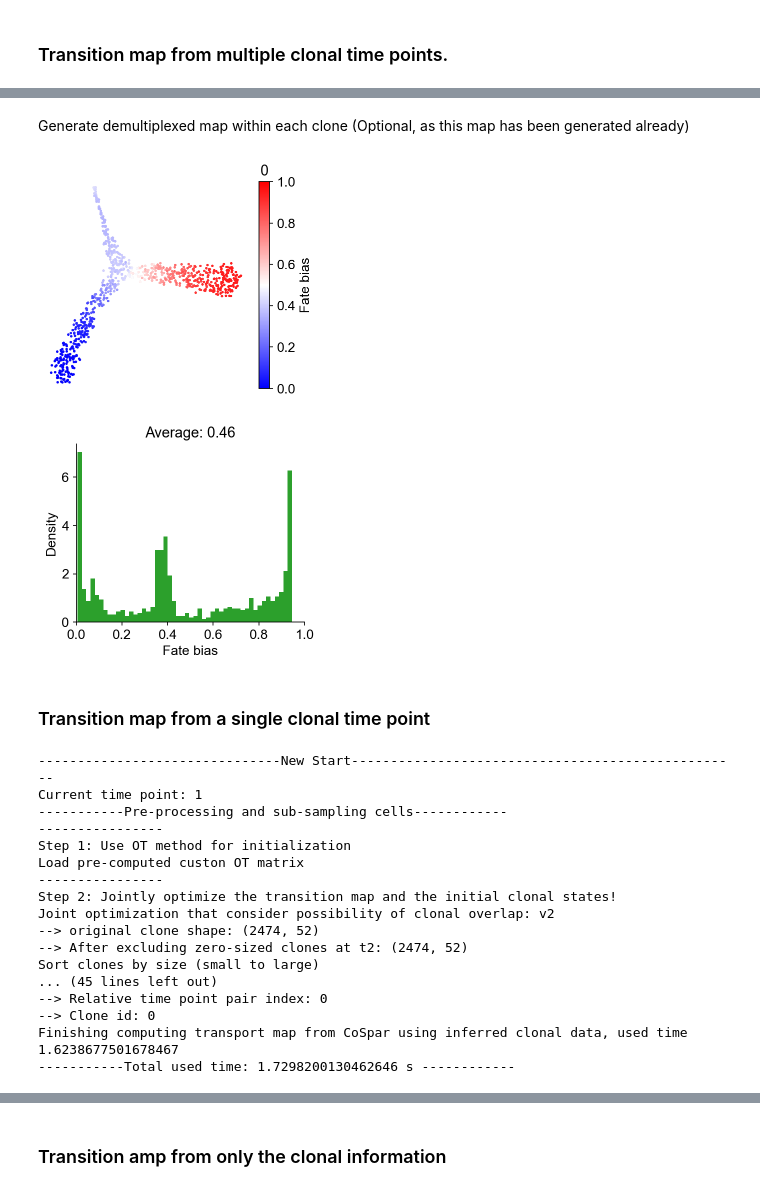
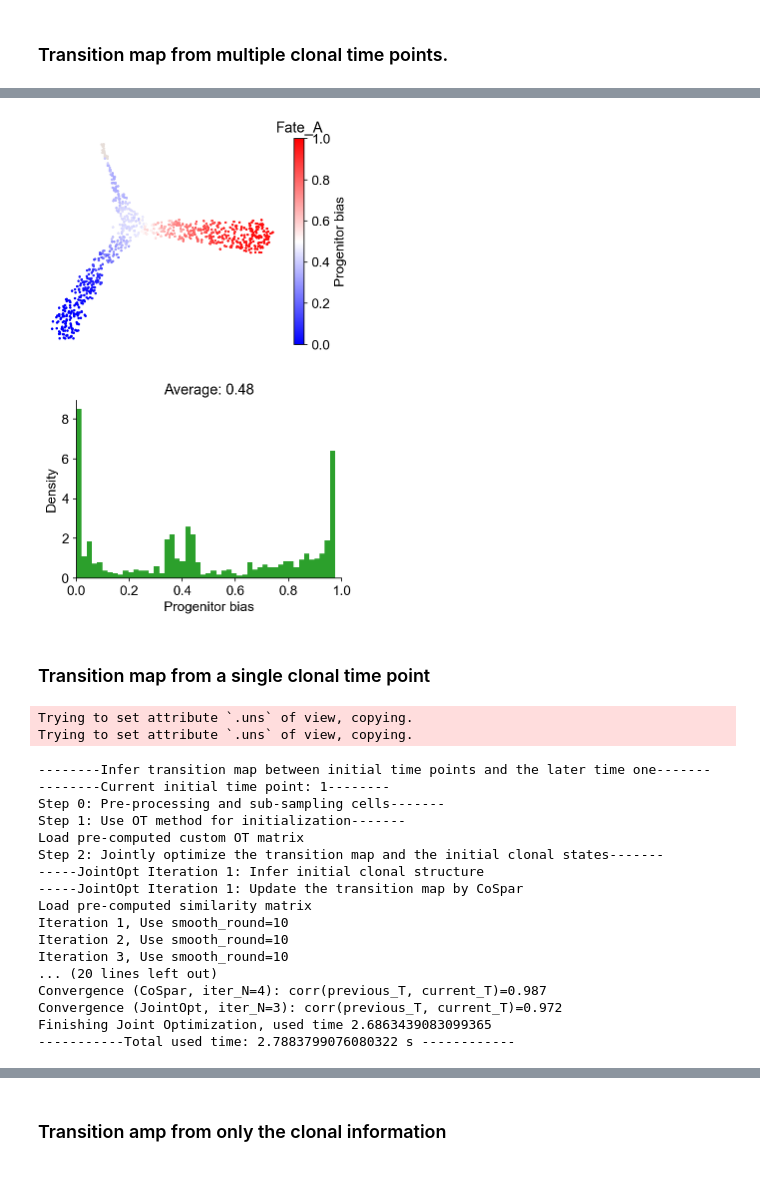
Before and after one commit to AllonKleinLab/cospar, a Jupyter notebook: docs/source/20210120-Bifurcation_model_static_barcoding.ipynb, the cells around one changed output, grey strips where cells are left out. Drawn from its saved outputs; the diff is of its cells as text; code cells hidden in the pictures.

Commit message:
right after submission

```diff
--- a/docs/source/20210120-Bifurcation_model_static_barcoding.ipynb
+++ b/docs/source/20210120-Bifurcation_model_static_barcoding.ipynb
@@ -9,5 +14,5 @@ import cospar as cs
 # %%
 cs.logging.print_version()
-cs.settings.verbosity=3
+cs.settings.verbosity=2
 cs.settings.set_figure_params(format='png',dpi=75,fontsize=14) # use png to reduce file size.
 # %% [output]
@@ -15,7 +20,10 @@ Running cospar 0.0.8 (python 3.6.12) on 2021-02-17 18:28.
+# %%
+cs.settings.data_path='test' # A relative path to save data. If not existed before, create a new one.
+cs.settings.figure_path='test' # A relative path to save figures. If not existed before, create a new one.
 # %% [markdown]
 ## Loading data
 # %%
-adata_orig=cs.datasets.synthetic_bifurcation_static_BC()
+adata_orig=cs.datasets.synthetic_bifurcation()
 # %%
 adata_orig
 # %% [output]
@@ -55,8 +76,6 @@ Current clone id: 50
 # %% [markdown]
 ### Transition map from multiple clonal time points.
 # %%
-noise_threshold=0.2 #
-selected_clonal_time_points=['1','2']
-adata=cs.tmap.infer_Tmap_from_multitime_clones(adata_orig,selected_clonal_time_points,smooth_array=[10,10,10],
-            CoSpar_KNN=20,noise_threshold=noise_threshold)
+adata=cs.tmap.infer_Tmap_from_multitime_clones(adata_orig,clonal_time_points=['1','2'],smooth_array=[10,10,10],
+            CoSpar_KNN=20,sparsity_threshold=0.2)
 # %% [output]
@@ -81,2 +93,0 @@ Clone normalization
-# %% [markdown]
-Generate demultiplexed map within each clone (Optional, as this map has been generated already)
@@ -88,33 +94,33 @@ if run_demultiplex:
 # %%
-cs.pl.binary_fate_bias(adata,selected_fates=['0','1'],used_map_name='transition_map',normalize_by_fate_size=True,
-            plot_target_state=False,map_backwards=True,sum_fate_prob_thresh=0)
+cs.pl.fate_bias(adata,selected_fates=['Fate_A','Fate_B'],used_Tmap='transition_map',
+            plot_target_state=False,map_backward=True,sum_fate_prob_thresh=0.01)
 # %% [output]
-[figure, old version]
+[figure, new version]
-[figure, old version]
+[figure, new version]
 # %% [markdown]
 ### Transition map from a single clonal time point
 # %%
-initial_time_points=['1']
-clonal_time_point='2'
-adata=cs.tmap.infer_Tmap_from_one_time_clones(adata_orig,initial_time_points,clonal_time_point,
-     Clone_update_iter_N=1,initialize_method='OT',smooth_array=[10,10,10],
-                        noise_threshold=0.2,compute_new=False)
+adata=cs.tmap.infer_Tmap_from_one_time_clones(adata_orig,initial_time_points=['1'],later_time_point='2',
+    initialize_method='OT',smooth_array=[10,10,10],
+                        sparsity_threshold=0.2,compute_new=False)
 # %% [output]
--------------------------------New Start--------------------------------------------------
-Current time point: 1
------------Pre-processing and sub-sampling cells------------
-----------------
-Step 1: Use OT method for initialization
-Load pre-computed custon OT matrix
-----------------
-Step 2: Jointly optimize the transition map and the initial clonal states!
-Joint optimization that consider possibility of clonal overlap: v2
---> original clone shape: (2474, 52)
---> After excluding zero-sized clones at t2: (2474, 52)
-Sort clones by size (small to large)
-... (45 lines left out)
---> Relative time point pair index: 0
---> Clone id: 0
-Finishing computing transport map from CoSpar using inferred clonal data, used time 1.6238677501678467
------------Total used time: 1.7298200130462646 s ------------
+Trying to set attribute `.uns` of view, copying.
+Trying to set attribute `.uns` of view, copying.
+--------Infer transition map between initial time points and the later time one-------
+--------Current initial time point: 1--------
+Step 0: Pre-processing and sub-sampling cells-------
+Step 1: Use OT method for initialization-------
+Load pre-computed custom OT matrix
+Step 2: Jointly optimize the transition map and the initial clonal states-------
+-----JointOpt Iteration 1: Infer initial clonal structure
+-----JointOpt Iteration 1: Update the transition map by CoSpar
+Load pre-computed similarity matrix
+Iteration 1, Use smooth_round=10
+Iteration 2, Use smooth_round=10
+Iteration 3, Use smooth_round=10
+... (20 lines left out)
+Convergence (CoSpar, iter_N=4): corr(previous_T, current_T)=0.987
+Convergence (JointOpt, iter_N=3): corr(previous_T, current_T)=0.972
+Finishing Joint Optimization, used time 2.6863439083099365
+-----------Total used time: 2.7883799076080322 s ------------
 # %%
```
Also changed, not shown: parts of 16 cells of this notebook, 19 other files.
